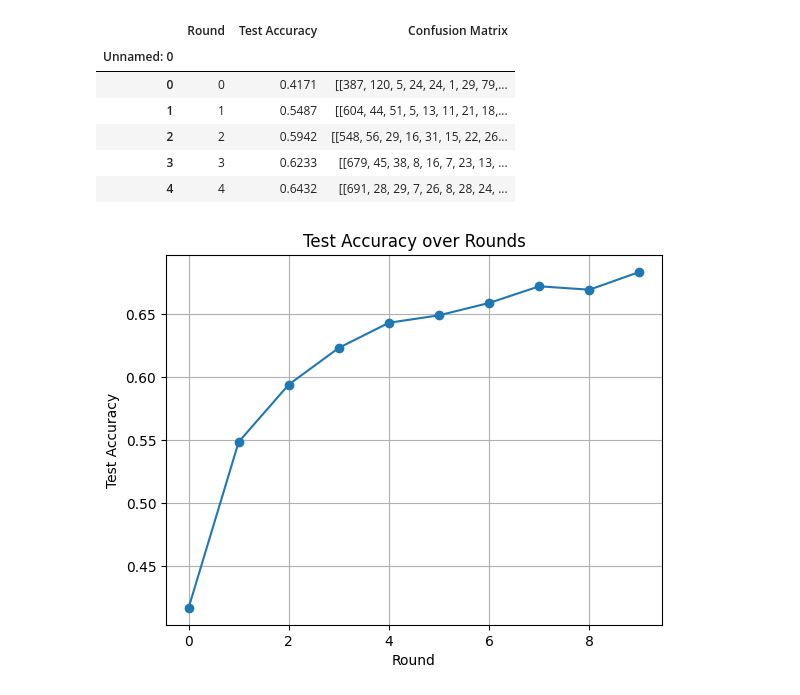
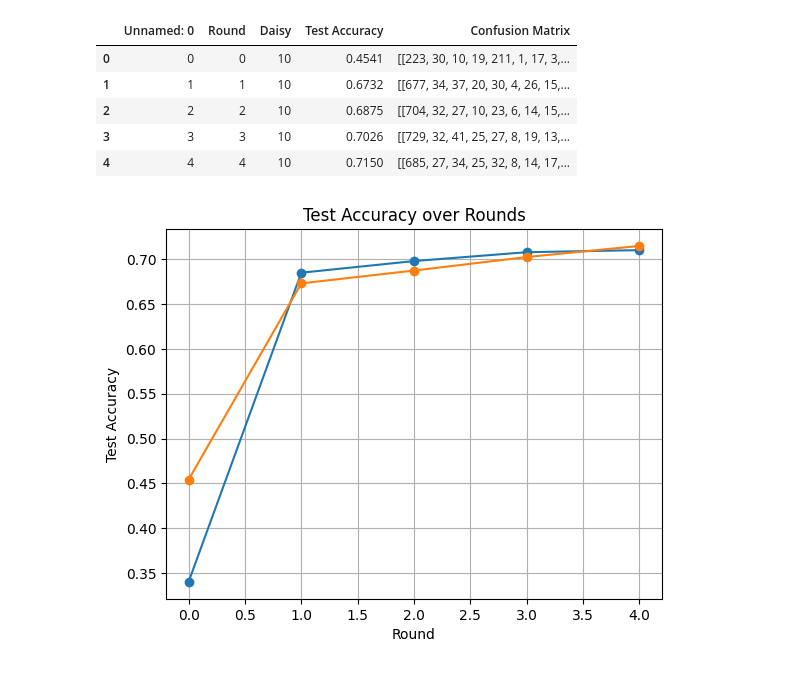
Before and after one commit to jw54kysa/NIID-Bench-Fed-Daisy, a Jupyter notebook: compare_results.ipynb, the cells around one changed output. Saved outputs shown, nothing was run; the diff lists cells and outputs as text; code cells hidden in the pictures.

Commit message:
structure results

```diff
--- a/compare_results.ipynb
+++ b/compare_results.ipynb
@@ -1,26 +1,30 @@
 # %%
 import pandas as pd
 
-df = pd.read_csv('results/cifar10/iid-diff-quantity/fedavg/simple-cnn/global_results-2025-01-17-19:41-52.csv')
+df = pd.read_csv(
+    'results/cifar10/iid-diff-quantity/feddc/simple-cnn/experiment-2025-01-18-19:55-00/global_results-2025-01-18-19:55-00.csv')
+df2 = pd.read_csv(
+    'results/cifar10/iid-diff-quantity/feddc/simple-cnn/experiment-2025-01-18-15:12-59/global_results-2025-01-18-15:12-59.csv')
+
 df.set_index(df.columns[0], inplace=True)
-df.head()
+df2.head()
 # %% [output]
-|  | Round | Test Accuracy | Confusion Matrix |
-| Unnamed: 0 |  |  |  |
-| 0 | 0 | 0.4171 | [[387, 120, 5, 24, 24, 1, 29, 79,... |
-| 1 | 1 | 0.5487 | [[604, 44, 51, 5, 13, 11, 21, 18,... |
-| 2 | 2 | 0.5942 | [[548, 56, 29, 16, 31, 15, 22, 26... |
-| 3 | 3 | 0.6233 | [[679, 45, 38, 8, 16, 7, 23, 13, ... |
-| 4 | 4 | 0.6432 | [[691, 28, 29, 7, 26, 8, 28, 24, ... |
+|  | Unnamed: 0 | Round | Daisy | Test Accuracy | Confusion Matrix |
+| 0 | 0 | 0 | 10 | 0.4541 | [[223, 30, 10, 19, 211, 1, 17, 3,... |
+| 1 | 1 | 1 | 10 | 0.6732 | [[677, 34, 37, 20, 30, 4, 26, 15,... |
+| 2 | 2 | 2 | 10 | 0.6875 | [[704, 32, 27, 10, 23, 6, 14, 15,... |
+| 3 | 3 | 3 | 10 | 0.7026 | [[729, 32, 41, 25, 27, 8, 19, 13,... |
+| 4 | 4 | 4 | 10 | 0.7150 | [[685, 27, 34, 25, 32, 8, 14, 17,... |
 # %%
 import matplotlib.pyplot as plt
 
 # Plot using Matplotlib
 plt.plot(df['Round'], df['Test Accuracy'], marker='o')
+plt.plot(df2['Round'], df2['Test Accuracy'], marker='o')
 plt.xlabel('Round')
 plt.ylabel('Test Accuracy')
 plt.title('Test Accuracy over Rounds')
 plt.grid(True)
 plt.show()
 # %% [output]
-[figure, old version]
+[figure, new version]
```
Also changed, not shown: 10 other files.
